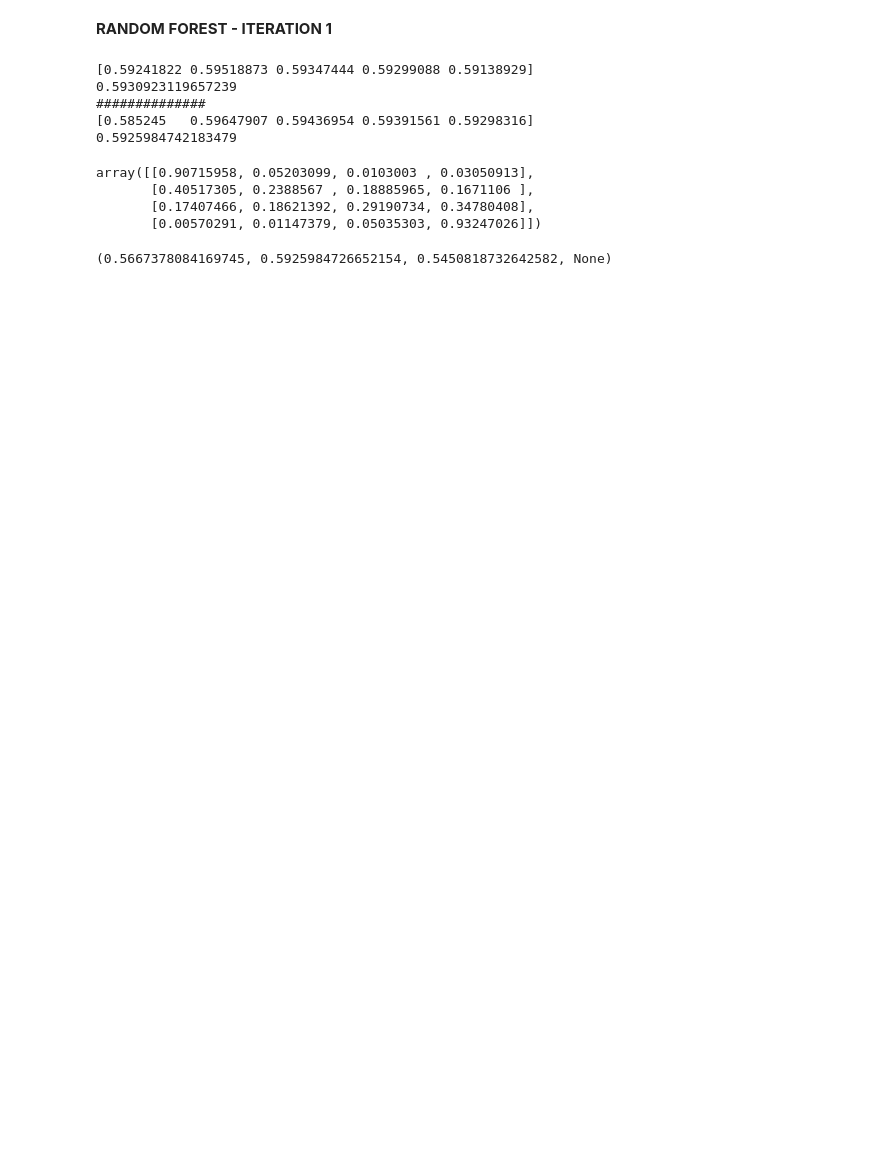
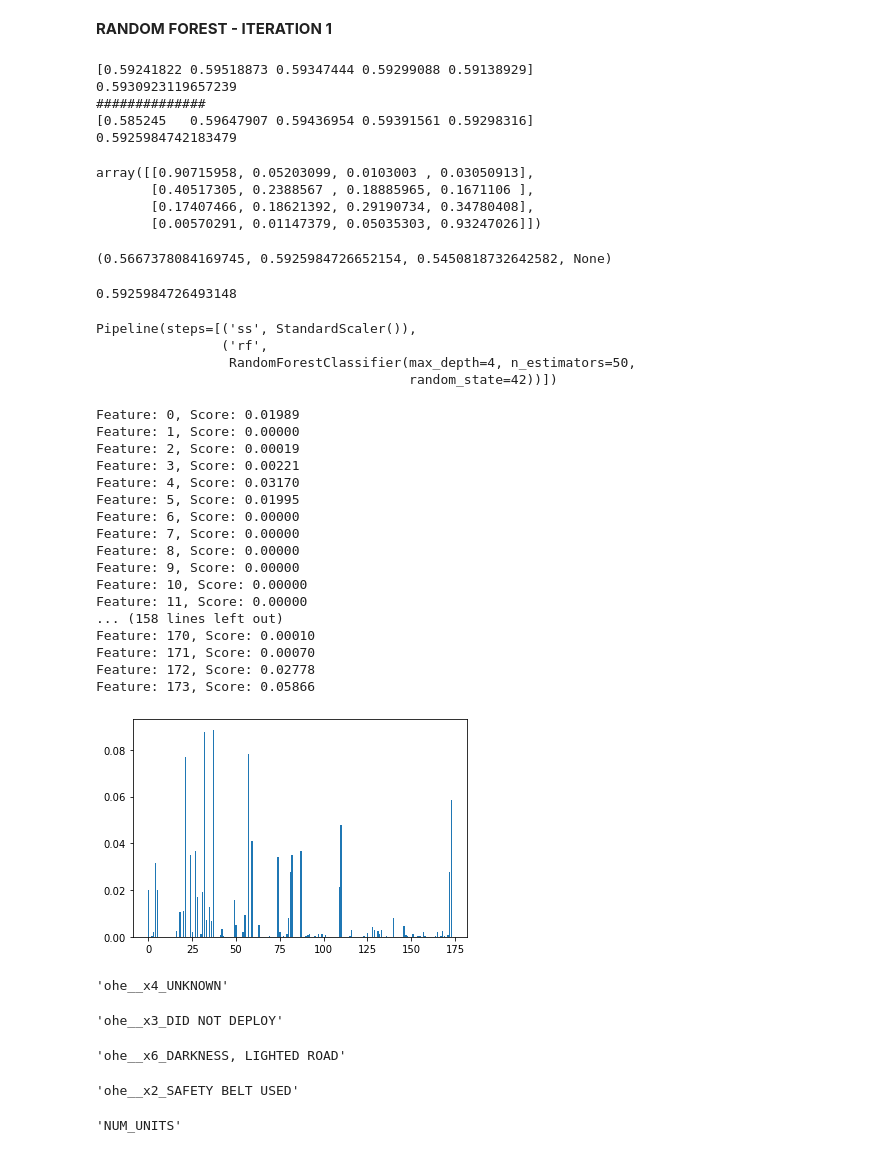
Before and after one commit to AngieKay/Chicago-Crashes, a Jupyter notebook: Meaghan_wn.ipynb, the cells around one changed output. Cells and saved outputs as stored; diff of their text form; code cells hidden in the pictures; blank space fills up the shorter version.

Commit message:
random forest feature importance

```diff
--- a/Meaghan_wn.ipynb
+++ b/Meaghan_wn.ipynb
@@ -657,3 +659,72 @@ array([[0.90715958, 0.05203099, 0.0103003 , 0.03050913],
 precision_recall_fscore_support(y_res, y_pred, average='macro')
 # %% [output]
 (0.5667378084169745, 0.5925984726652154, 0.5450818732642582, None)
+# %%
+fbeta_score(y_res, y_pred, average='macro', beta=1e5)
+# %% [output]
+0.5925984726493148
+# %%
+rf_pipe.fit(X_res, y_res)
+# %% [output]
+Pipeline(steps=[('ss', StandardScaler()),
+                ('rf',
+                 RandomForestClassifier(max_depth=4, n_estimators=50,
+                                        random_state=42))])
+# %%
+# summarize feature importance
+importance = rf_pipe[1].feature_importances_
+ohe_feature_names = cleaning_pipeline.steps[-1][1].get_feature_names()
+for i,v in enumerate(importance):
+    print('Feature: %0d, Score: %.5f' % (i,v))
+
+# for i in range(len(importance)):
+#     if importance >= 0.05:
+#         print(ohe_feature_names[i], ': ', importance[i])
+
+# plot feature importance
+plt.bar([x for x in range(len(importance))], importance)
+plt.show()
+# %% [output]
+Feature: 0, Score: 0.01989
+Feature: 1, Score: 0.00000
+Feature: 2, Score: 0.00019
+Feature: 3, Score: 0.00221
+Feature: 4, Score: 0.03170
+Feature: 5, Score: 0.01995
+Feature: 6, Score: 0.00000
+Feature: 7, Score: 0.00000
+Feature: 8, Score: 0.00000
+Feature: 9, Score: 0.00000
+Feature: 10, Score: 0.00000
+Feature: 11, Score: 0.00000
+... (158 lines left out)
+Feature: 170, Score: 0.00010
+Feature: 171, Score: 0.00070
+Feature: 172, Score: 0.02778
+Feature: 173, Score: 0.05866
+[figure, added]
+# %%
+#Score: 0.08864
+ohe_feature_names[37]
+# %% [output]
+'ohe__x4_UNKNOWN'
+# %%
+#Score: 0.08764
+ohe_feature_names[32]
+# %% [output]
+'ohe__x3_DID NOT DEPLOY'
+# %%
+#Score: 0.07805
+ohe_feature_names[57]
+# %% [output]
+'ohe__x6_DARKNESS, LIGHTED ROAD'
+# %%
+#Score: 0.07703
+ohe_feature_names[21]
+# %% [output]
+'ohe__x2_SAFETY BELT USED'
+# %%
+#Score: 0.05866
+ohe_feature_names[173]
+# %% [output]
+'NUM_UNITS'
```
Also changed, not shown: parts of 3 cells of this notebook.
